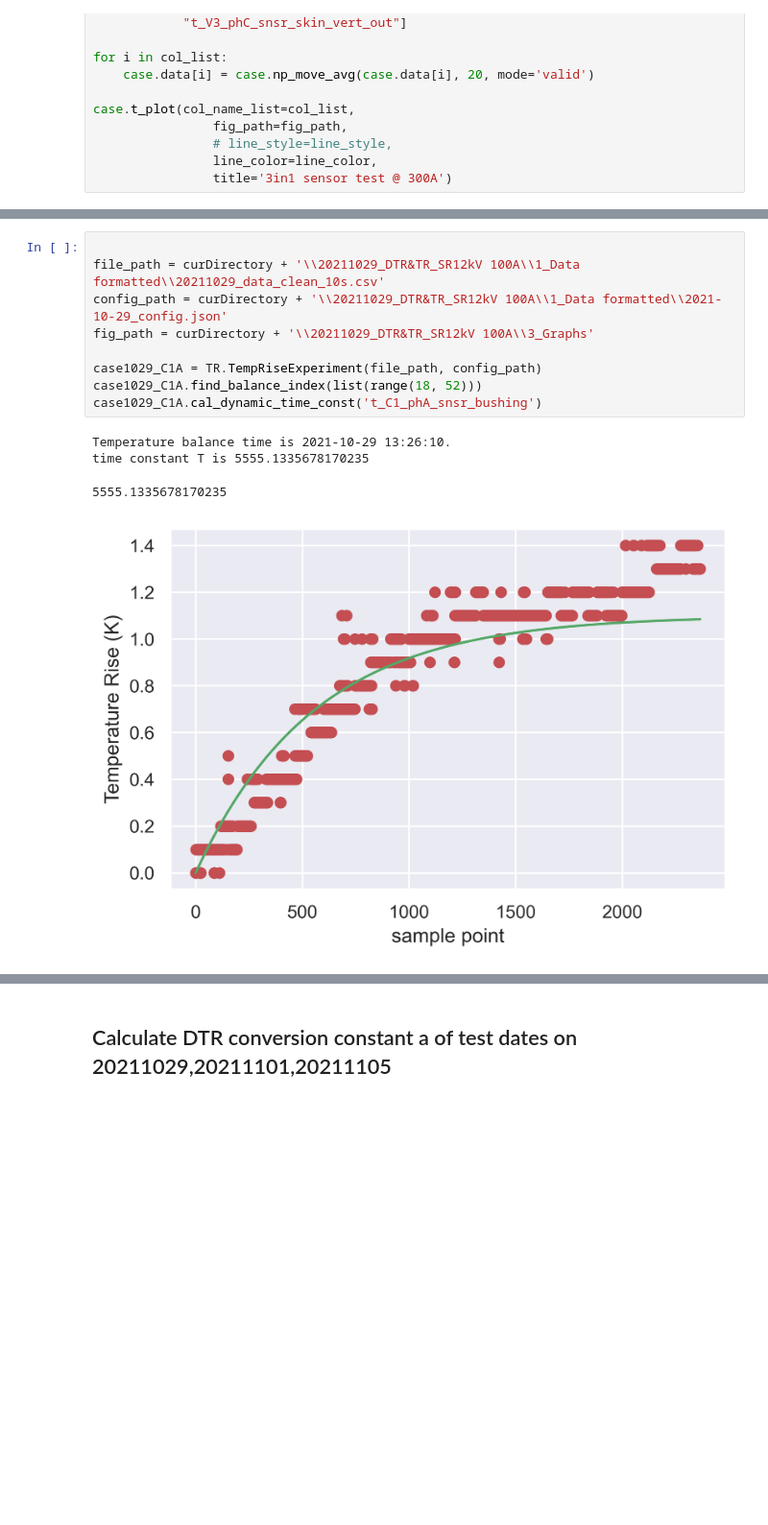
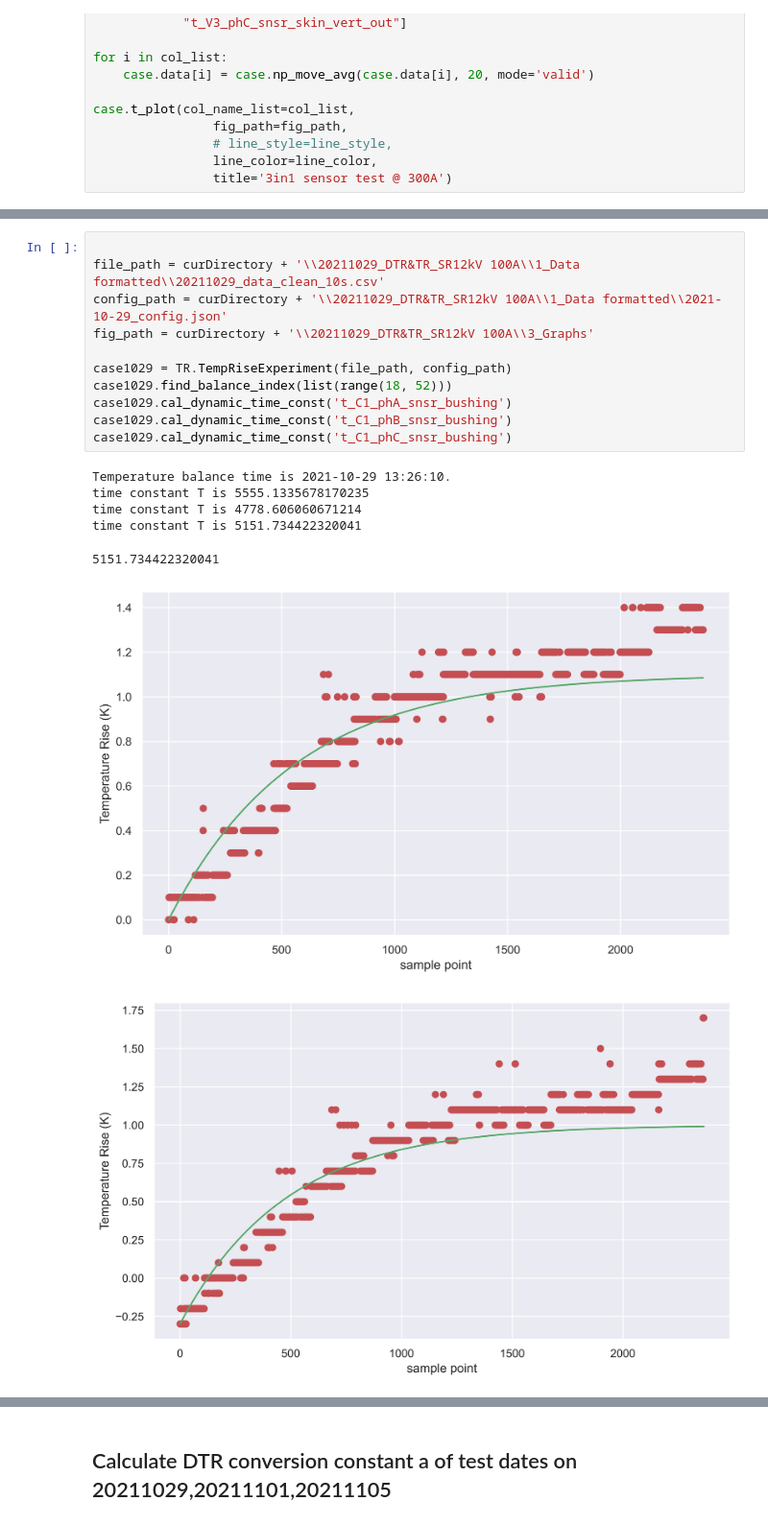
Before and after one commit to xxyql2006/ABB-SGIS-APL, a Jupyter notebook: TR_plots.ipynb, the cells around one changed output, grey strips where cells are left out. Shown at 96% size. Saved outputs shown, nothing was run; the diff lists cells and outputs as text; blank space fills up the shorter version.

```diff
--- a/TR_plots.ipynb
+++ b/TR_plots.ipynb
@@ -171,14 +171,19 @@ case.t_plot(col_name_list=col_list,
 # %%
 
 file_path = curDirectory + '\\20211029_DTR&TR_SR12kV 100A\\1_Data formatted\\20211029_data_clean_10s.csv'
 config_path = curDirectory + '\\20211029_DTR&TR_SR12kV 100A\\1_Data formatted\\2021-10-29_config.json'
 fig_path = curDirectory + '\\20211029_DTR&TR_SR12kV 100A\\3_Graphs'
 
-case1029_C1A = TR.TempRiseExperiment(file_path, config_path)
-case1029_C1A.find_balance_index(list(range(18, 52)))
-case1029_C1A.cal_dynamic_time_const('t_C1_phA_snsr_bushing')
+case1029 = TR.TempRiseExperiment(file_path, config_path)
+case1029.find_balance_index(list(range(18, 52)))
+case1029.cal_dynamic_time_const('t_C1_phA_snsr_bushing')
+case1029.cal_dynamic_time_const('t_C1_phB_snsr_bushing')
+case1029.cal_dynamic_time_const('t_C1_phC_snsr_bushing')
 # %% [output]
 Temperature balance time is 2021-10-29 13:26:10.
 time constant T is 5555.1335678170235
+time constant T is 4778.606060671214
+time constant T is 5151.734422320041
-5555.1335678170235
+5151.734422320041
-[figure, old version]
+[figure, new version]
+[figure, added]
```
Also changed, not shown: parts of 24 cells of this notebook, 1 other file.
